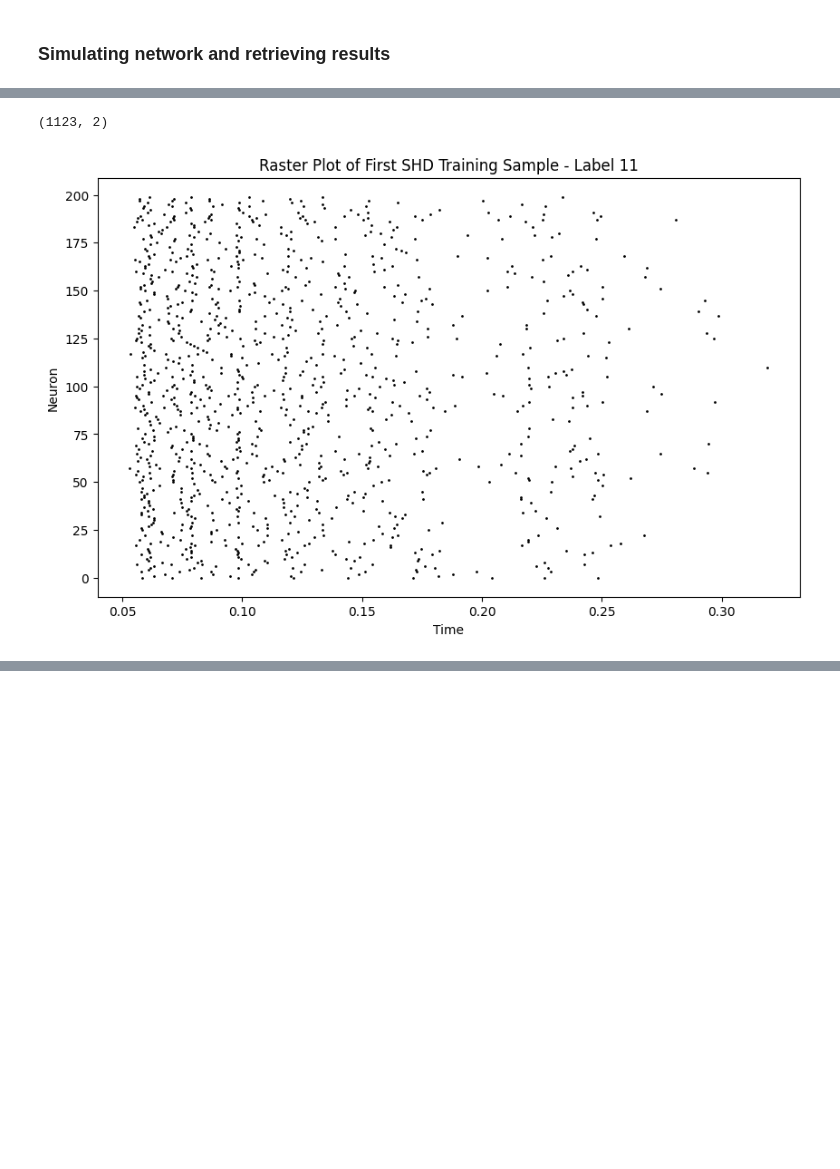
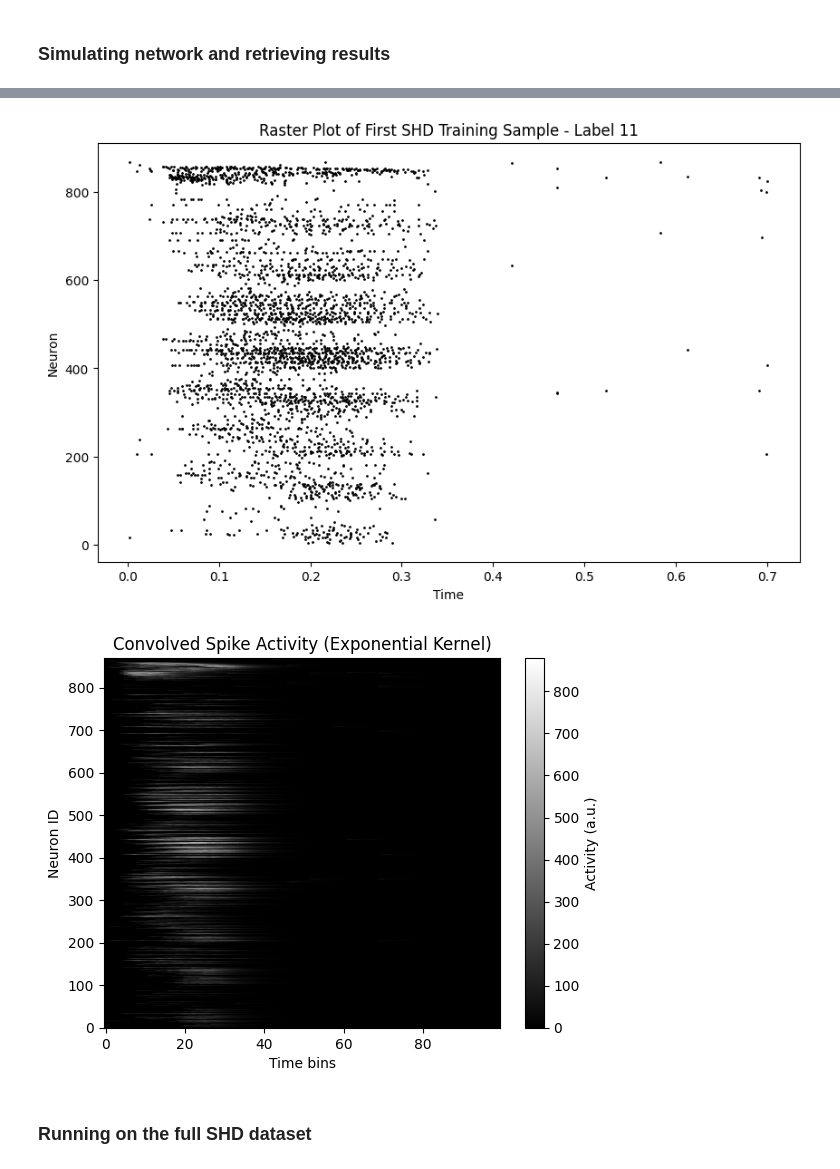
Before and after one commit to Eric-OG/snnblaze, a Jupyter notebook: examples/3-liquid-state-machine.ipynb, the cells around one changed output, grey strips where cells are left out. Drawn from its saved outputs; the diff is of its cells as text; code cells hidden in the pictures; blank space fills up the shorter version.

Commit message:
Update liquid state machine notebook with initial classification results - low accuracy

```diff
--- a/examples/3-liquid-state-machine.ipynb
+++ b/examples/3-liquid-state-machine.ipynb
@@ -24,12 +25,12 @@ figure_titles = False
 This network takes inspiration from the work by Maas et al. (2002). It emulates the topology of a cortical microcircuit by arranging neurons in a 3D lattice with a higher probability of connections between nearby neurons. A Gaussian function is used to define connection probabilities.
 # %%
 # Neuron parameters
-tau_m = 20e-3       # membrane time constant [s]
+tau_m = 40e-3       # membrane time constant [s]
 C_m = 200e-12       # membrane capacitance [F]
 v_rest = -70e-3     # resting potential [V]
 v_reset = -70e-3    # reset potential after spike [V]
 v_thresh = -50e-3   # threshold [V]
-refractory = 5e-3   # refractory period [s]
+refractory = 2e-3   # refractory period [s]
 
 neuron = pb.LIFNeuron(tau_m=tau_m, C_m=C_m, v_rest=v_rest, v_reset=v_reset, v_thresh=v_thresh, refractory=refractory)
 # %%
@@ -233,9 +264,7 @@ nn = pb.NeuralNetwork()
 nn.set_num_exec_threads(num_threads)
 spike_monitor = pb.SpikeMonitor()
 nn.set_spike_monitor(spike_monitor)
-state_monitor = pb.StateMonitor(100e-6)
-nn.set_state_monitor(state_monitor)
-nn.add_neuron_population(num_neurons, neuron)
+nn.add_neuron_population(num_neurons, neuron) # reservoir neurons
 
 # Instantiate the graph into the neural network
 for pre, post, weight, delay in graph:
@@ -278,17 +277,0 @@ class InputLayer:
-# %%
-inp_layer = InputLayer(num_in=700, num_res=num_neurons, p_in=0.1)
-
-# Add input spikes for the first training sample
-inp_layer.input_to_reservoir(nn, train_spike_events[0])
-
-nn.run(2.0)
-# %%
-
-np.array(spike_monitor.spike_list).shape
-# %% [output]
-(1123, 2)
-# %%
-spike_monitor.spike_list
-plot_raster(np.array(spike_monitor.spike_list), title=f'Raster Plot of First SHD Training Sample - Label {label}')
-# %% [output]
-[figure, removed]
@@ -294,0 +356,20 @@ plot_raster(np.array(spike_monitor.spike_list), title=f'Raster Plot of First SHD
+# %%
+# Add input spikes for the first training sample
+input_to_reservoir(nn, train_spike_events[0], in_slice_start=num_neurons)
+
+start_time = time.perf_counter()
+nn.run(1.0)
+end_time = time.perf_counter()
+print(f"Run finished in {end_time - start_time:.6f} seconds")
+
+plot_raster(np.array(spike_monitor.spike_list), title=f'Raster Plot of First SHD Training Sample - Label {train_labels[0]}')
+
+cont_arr = convolve_spikes_exponential(spike_monitor.spike_list, num_neurons=nn.size(), dt=0.01, tau=0.05, t_start=0, t_interval=1)
+
+plt.imshow(cont_arr, cmap='gray', aspect='auto', origin='lower')
+plt.colorbar(label='Activity (a.u.)')
+plt.xlabel('Time bins')
+plt.ylabel('Neuron ID')
+plt.title('Convolved Spike Activity (Exponential Kernel)')
+plt.show()
+# %% [output]
@@ -294,0 +377,4 @@ plot_raster(np.array(spike_monitor.spike_list), title=f'Raster Plot of First SHD
+[figure, added]
+[figure, added]
+# %% [markdown]
+### Running on the full SHD dataset
```
Also changed, not shown: parts of 27 cells of this notebook.
